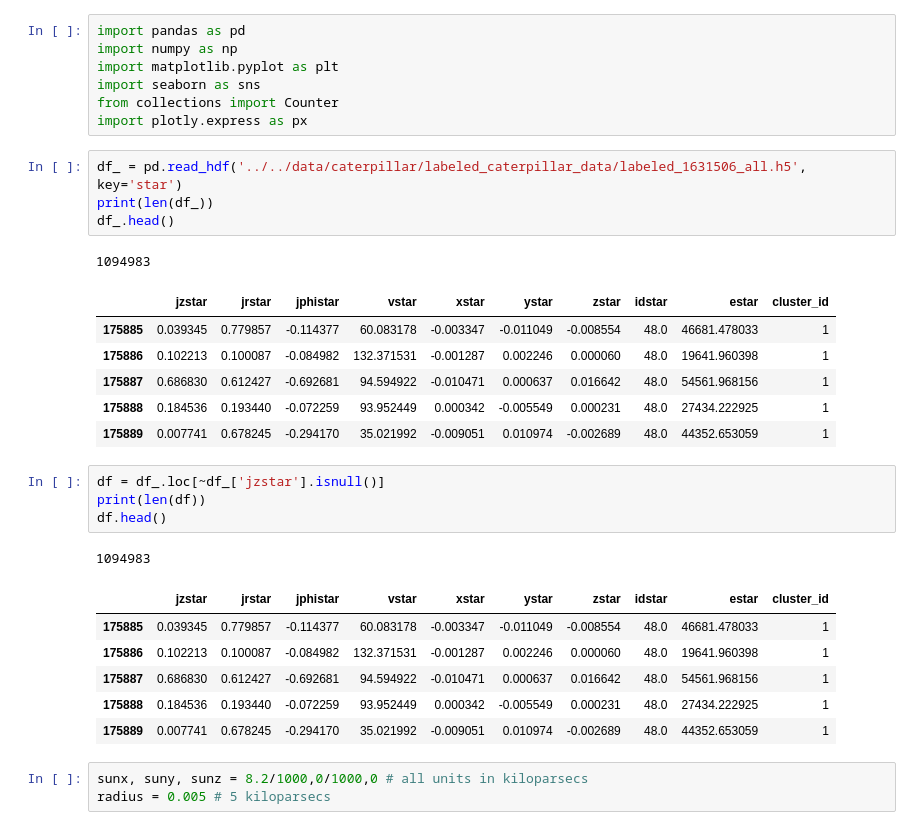
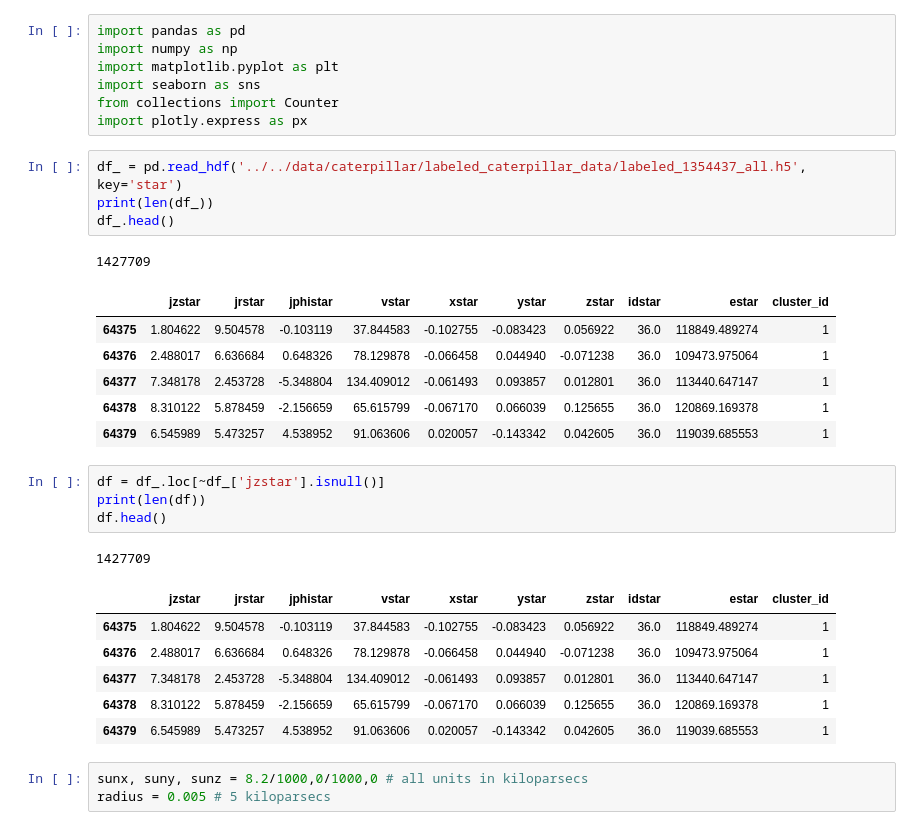
Before and after one commit to michaelyhuang23/Gaia3DR-explore, a Jupyter notebook: notebooks/caterpillar-process/explore-caterpillar.ipynb, the cells around one changed output. Cells and saved outputs as stored; diff of their text form.

```diff
--- a/notebooks/caterpillar-process/explore-caterpillar.ipynb
+++ b/notebooks/caterpillar-process/explore-caterpillar.ipynb
@@ -6,29 +6,29 @@ import seaborn as sns
 from collections import Counter
 import plotly.express as px
 # %%
-df_ = pd.read_hdf('../../data/caterpillar/labeled_caterpillar_data/labeled_1631506_all.h5', key='star')
+df_ = pd.read_hdf('../../data/caterpillar/labeled_caterpillar_data/labeled_1354437_all.h5', key='star')
 print(len(df_))
 df_.head()
 # %% [output]
-1094983
+1427709
 |  | jzstar | jrstar | jphistar | vstar | xstar | ystar | zstar | idstar | estar | cluster_id |
-| 175885 | 0.039345 | 0.779857 | -0.114377 | 60.083178 | -0.003347 | -0.011049 | -0.008554 | 48.0 | 46681.478033 | 1 |
-| 175886 | 0.102213 | 0.100087 | -0.084982 | 132.371531 | -0.001287 | 0.002246 | 0.000060 | 48.0 | 19641.960398 | 1 |
-| 175887 | 0.686830 | 0.612427 | -0.692681 | 94.594922 | -0.010471 | 0.000637 | 0.016642 | 48.0 | 54561.968156 | 1 |
-| 175888 | 0.184536 | 0.193440 | -0.072259 | 93.952449 | 0.000342 | -0.005549 | 0.000231 | 48.0 | 27434.222925 | 1 |
-| 175889 | 0.007741 | 0.678245 | -0.294170 | 35.021992 | -0.009051 | 0.010974 | -0.002689 | 48.0 | 44352.653059 | 1 |
+| 64375 | 1.804622 | 9.504578 | -0.103119 | 37.844583 | -0.102755 | -0.083423 | 0.056922 | 36.0 | 118849.489274 | 1 |
+| 64376 | 2.488017 | 6.636684 | 0.648326 | 78.129878 | -0.066458 | 0.044940 | -0.071238 | 36.0 | 109473.975064 | 1 |
+| 64377 | 7.348178 | 2.453728 | -5.348804 | 134.409012 | -0.061493 | 0.093857 | 0.012801 | 36.0 | 113440.647147 | 1 |
+| 64378 | 8.310122 | 5.878459 | -2.156659 | 65.615799 | -0.067170 | 0.066039 | 0.125655 | 36.0 | 120869.169378 | 1 |
+| 64379 | 6.545989 | 5.473257 | 4.538952 | 91.063606 | 0.020057 | -0.143342 | 0.042605 | 36.0 | 119039.685553 | 1 |
 # %%
 df = df_.loc[~df_['jzstar'].isnull()]
 print(len(df))
 df.head()
 # %% [output]
-1094983
+1427709
 |  | jzstar | jrstar | jphistar | vstar | xstar | ystar | zstar | idstar | estar | cluster_id |
-| 175885 | 0.039345 | 0.779857 | -0.114377 | 60.083178 | -0.003347 | -0.011049 | -0.008554 | 48.0 | 46681.478033 | 1 |
-| 175886 | 0.102213 | 0.100087 | -0.084982 | 132.371531 | -0.001287 | 0.002246 | 0.000060 | 48.0 | 19641.960398 | 1 |
-| 175887 | 0.686830 | 0.612427 | -0.692681 | 94.594922 | -0.010471 | 0.000637 | 0.016642 | 48.0 | 54561.968156 | 1 |
-| 175888 | 0.184536 | 0.193440 | -0.072259 | 93.952449 | 0.000342 | -0.005549 | 0.000231 | 48.0 | 27434.222925 | 1 |
-| 175889 | 0.007741 | 0.678245 | -0.294170 | 35.021992 | -0.009051 | 0.010974 | -0.002689 | 48.0 | 44352.653059 | 1 |
+| 64375 | 1.804622 | 9.504578 | -0.103119 | 37.844583 | -0.102755 | -0.083423 | 0.056922 | 36.0 | 118849.489274 | 1 |
+| 64376 | 2.488017 | 6.636684 | 0.648326 | 78.129878 | -0.066458 | 0.044940 | -0.071238 | 36.0 | 109473.975064 | 1 |
+| 64377 | 7.348178 | 2.453728 | -5.348804 | 134.409012 | -0.061493 | 0.093857 | 0.012801 | 36.0 | 113440.647147 | 1 |
+| 64378 | 8.310122 | 5.878459 | -2.156659 | 65.615799 | -0.067170 | 0.066039 | 0.125655 | 36.0 | 120869.169378 | 1 |
+| 64379 | 6.545989 | 5.473257 | 4.538952 | 91.063606 | 0.020057 | -0.143342 | 0.042605 | 36.0 | 119039.685553 | 1 |
 # %%
 sunx, suny, sunz = 8.2/1000,0/1000,0 # all units in kiloparsecs
 radius = 0.005 # 5 kiloparsecs
```
Also changed, not shown: parts of 7 cells of this notebook, 57 other files.
